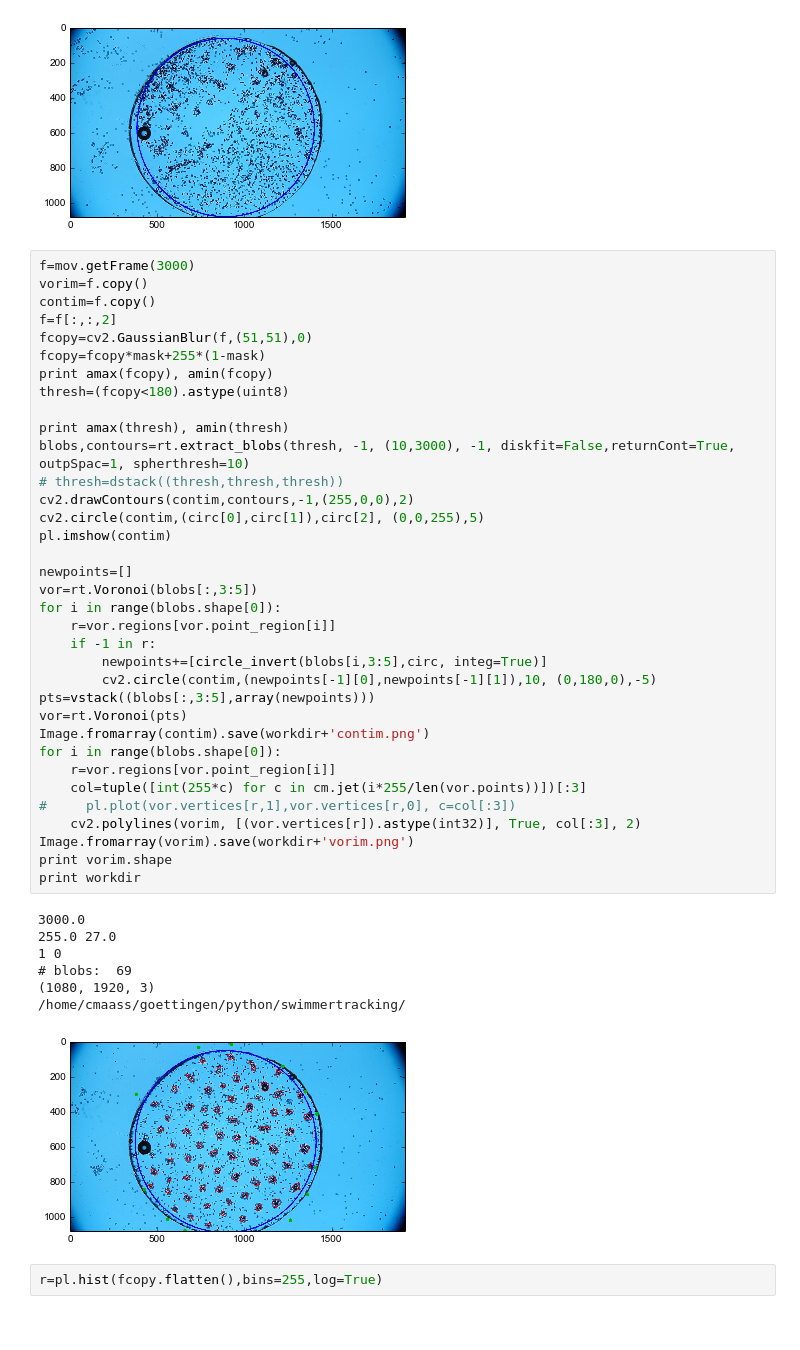
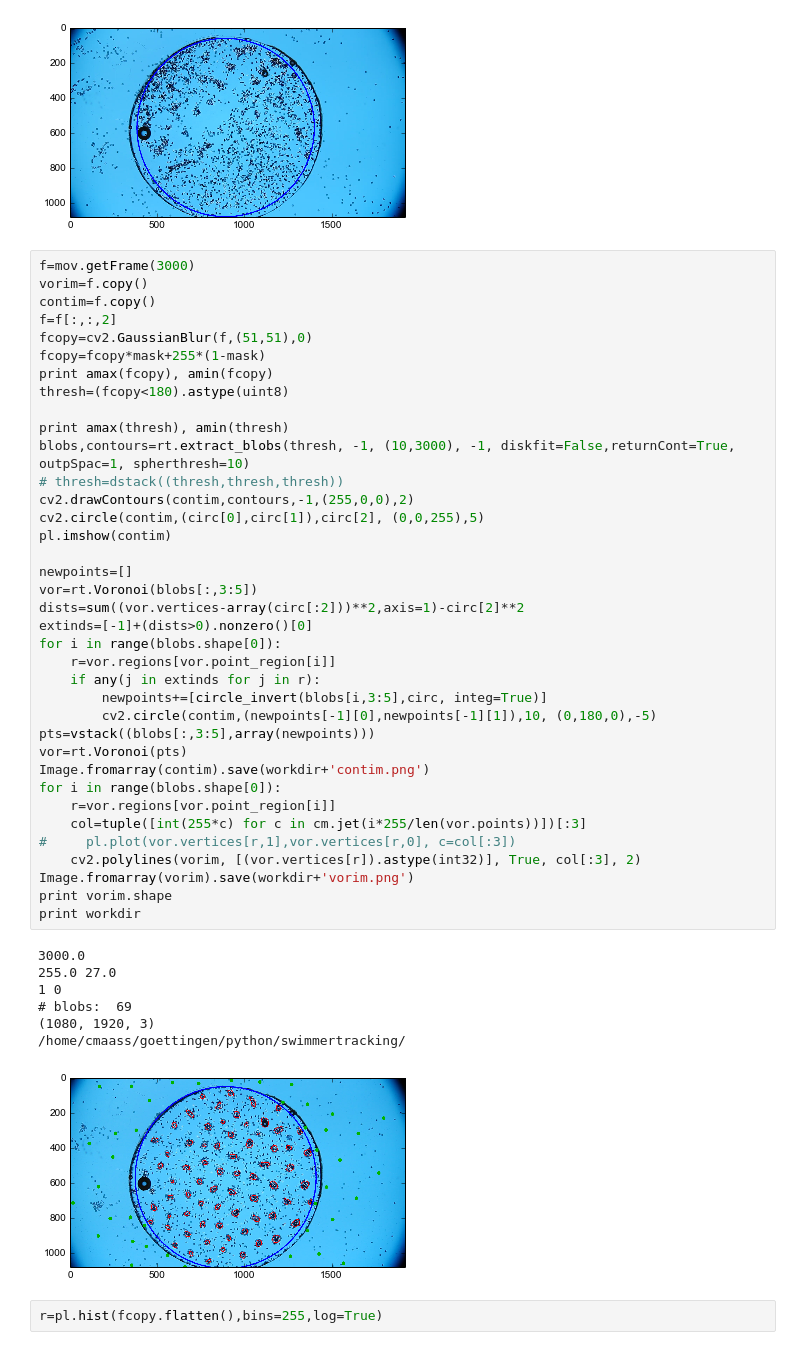
Before and after one commit to cmaass/swimmertracking, a Jupyter notebook: houghcircles.ipynb, the cells around one changed output. Saved outputs shown, nothing was run; the diff lists cells and outputs as text.

```diff
--- a/houghcircles.ipynb
+++ b/houghcircles.ipynb
@@ -56,35 +61,37 @@ print amax(thresh), amin(thresh)
 blobs,contours=rt.extract_blobs(thresh, -1, (10,3000), -1, diskfit=False,returnCont=True, outpSpac=1, spherthresh=10)
 # thresh=dstack((thresh,thresh,thresh))
 cv2.drawContours(contim,contours,-1,(255,0,0),2)
 cv2.circle(contim,(circ[0],circ[1]),circ[2], (0,0,255),5)
 pl.imshow(contim)
 
 newpoints=[]
 vor=rt.Voronoi(blobs[:,3:5])
+dists=sum((vor.vertices-array(circ[:2]))**2,axis=1)-circ[2]**2
+extinds=[-1]+(dists>0).nonzero()[0]
 for i in range(blobs.shape[0]):
     r=vor.regions[vor.point_region[i]]
-    if -1 in r:
+    if any(j in extinds for j in r):
         newpoints+=[circle_invert(blobs[i,3:5],circ, integ=True)]
         cv2.circle(contim,(newpoints[-1][0],newpoints[-1][1]),10, (0,180,0),-5)
 pts=vstack((blobs[:,3:5],array(newpoints)))
 vor=rt.Voronoi(pts)
 Image.fromarray(contim).save(workdir+'contim.png')
 for i in range(blobs.shape[0]):
     r=vor.regions[vor.point_region[i]]
     col=tuple([int(255*c) for c in cm.jet(i*255/len(vor.points))])[:3]
 #     pl.plot(vor.vertices[r,1],vor.vertices[r,0], c=col[:3])
     cv2.polylines(vorim, [(vor.vertices[r]).astype(int32)], True, col[:3], 2)
 Image.fromarray(vorim).save(workdir+'vorim.png')
 print vorim.shape
 print workdir
 # %% [output]
 3000.0
 255.0 27.0
 1 0
 # blobs:  69
 (1080, 1920, 3)
 /home/cmaass/goettingen/python/swimmertracking/
-[figure, old version]
+[figure, new version]
 # %%
 r=pl.hist(fcopy.flatten(),bins=255,log=True)
 # %% [output]
```
Also changed, not shown: parts of 5 cells of this notebook.
